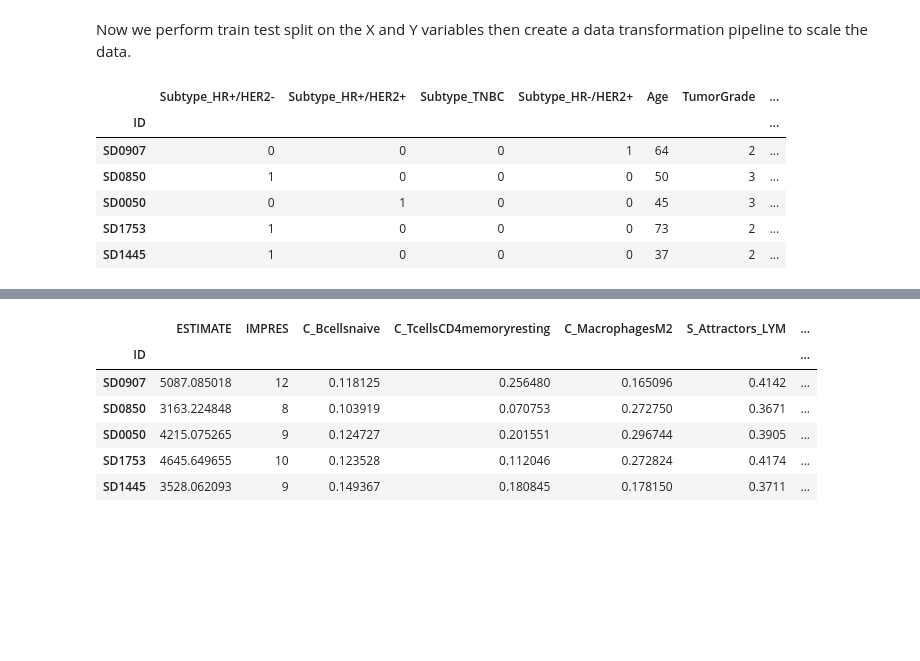
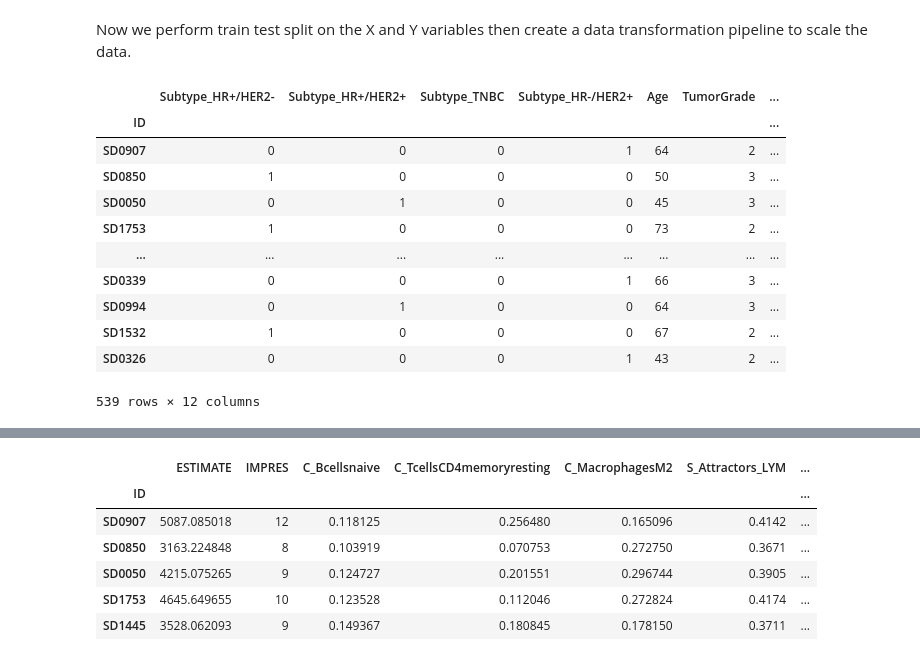
Before and after one commit to cancer-research-malaysia/ImmuNeonSVM, a Jupyter notebook: nb/SVM-classifer.ipynb, the cells around one changed output, grey strips where cells are left out. Saved outputs shown, nothing was run; the diff lists cells and outputs as text; code cells hidden in the pictures; blank space fills up the shorter version.

```diff
--- a/nb/SVM-classifer.ipynb
+++ b/nb/SVM-classifer.ipynb
@@ -278,13 +282,18 @@ Now we perform train test split on the X and Y variables then create a data tran
 from sklearn.model_selection import train_test_split
 X_train, X_test, Y_train, Y_test = train_test_split(X, Y, test_size=0.2, random_state=42)
 # %%
-X_train.head()
+X_train
 # %% [output]
 |  | Subtype_HR+/HER2- | Subtype_HR+/HER2+ | Subtype_TNBC | Subtype_HR-/HER2+ | Age | TumorGrade | ... |
 | ID |  |  |  |  |  |  | ... |
 | SD0907 | 0 | 0 | 0 | 1 | 64 | 2 | ... |
 | SD0850 | 1 | 0 | 0 | 0 | 50 | 3 | ... |
 | SD0050 | 0 | 1 | 0 | 0 | 45 | 3 | ... |
 | SD1753 | 1 | 0 | 0 | 0 | 73 | 2 | ... |
-| SD1445 | 1 | 0 | 0 | 0 | 37 | 2 | ... |
+| ... | ... | ... | ... | ... | ... | ... | ... |
+| SD0339 | 0 | 0 | 0 | 1 | 66 | 3 | ... |
+| SD0994 | 0 | 1 | 0 | 0 | 64 | 3 | ... |
+| SD1532 | 1 | 0 | 0 | 0 | 67 | 2 | ... |
+| SD0326 | 0 | 0 | 0 | 1 | 43 | 2 | ... |
+539 rows × 12 columns
 # %%
```
Also changed, not shown: parts of 4 cells of this notebook, 1 other file.
